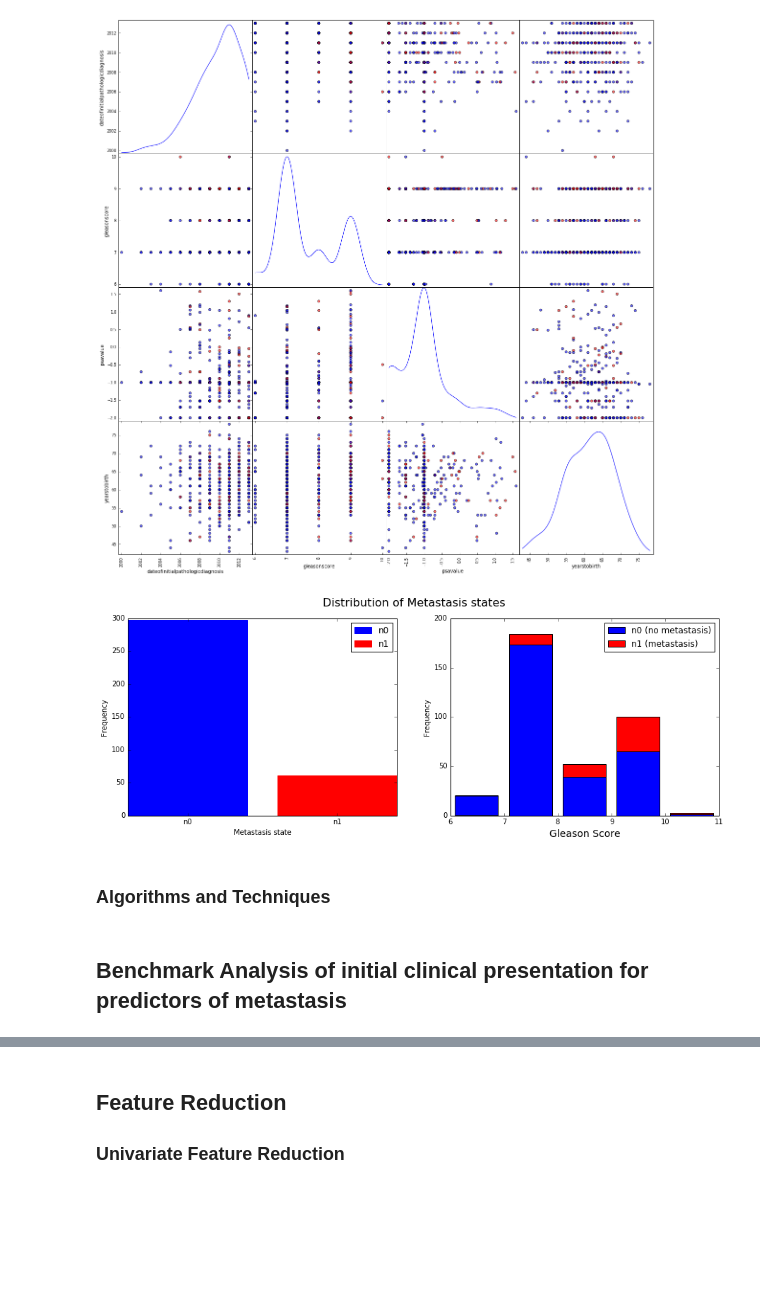
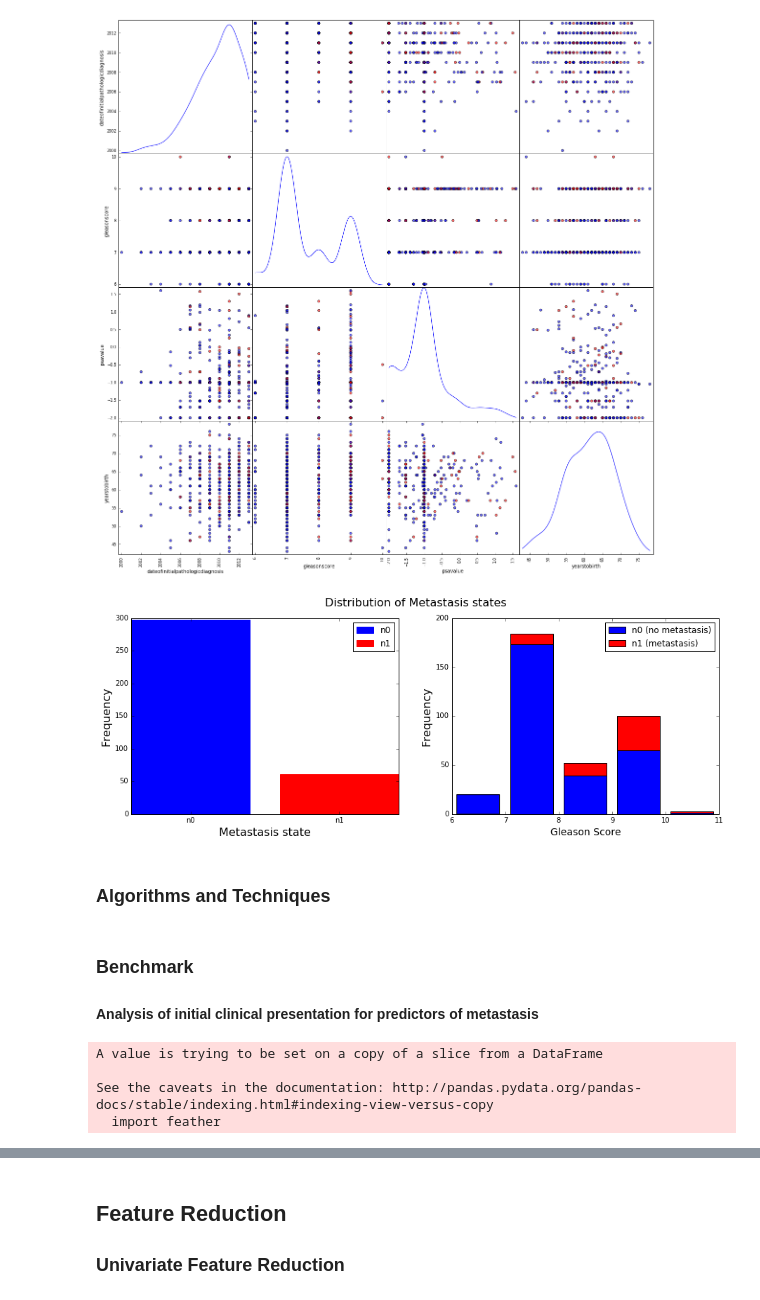
Before and after one commit to CCThompson82/Prostate_metastasis, a Jupyter notebook: PCa_Metastasis.ipynb, the cells around one changed output, grey strips where cells are left out. Cells and saved outputs as stored; diff of their text form; code cells hidden in the pictures; blank space fills up the shorter version.

Commit message:
Edit benchmark analysis

```diff
--- a/PCa_Metastasis.ipynb
+++ b/PCa_Metastasis.ipynb
@@ -140,31 +140,33 @@ sm = pd.scatter_matrix(clin_df,
 # %%
 D = {'n0': sum(y_clin == 'n0'), 'n1': sum(y_clin == 'n1')}
 exp_fig = plt.figure(figsize=(15,5))
 B = exp_fig.add_subplot(1,2,1)
 A = exp_fig.add_subplot(1,2,2)
 bins = [5.99, 6.99, 7.99, 8.99, 9.99, 10.99]
-x_multi = [clin_df[temp.loc[:,'y']=='n0']['gleasonscore'],clin_df[temp.loc[:,'y']=='n1']['gleasonscore']]
+x_multi = [clin_df.loc[y_clin[y_clin == 'n0'].index]['gleasonscore'],
+           clin_df.loc[y_clin[y_clin == 'n1'].index]['gleasonscore']]
 A.hist(x_multi, bins, label = ['n0 (no metastasis)', 'n1 (metastasis)'], color = ['blue','red'], stacked = True)
 A.set_xlabel('Gleason Score', fontsize = 14)
 A.legend(loc='best')
 exp_fig.suptitle('Distribution of Metastasis states', fontsize=16)
-A.set_ylabel('Frequency')
+A.set_ylabel('Frequency',fontsize=16)
 ind = B.bar(range(0,2), height= D.values(), align='center')
 B.set_xticks(range(0,2))
 B.set_xticklabels(D.keys())
-B.set_ylabel('Frequency')
-B.set_xlabel('Metastasis state')
+B.set_ylabel('Frequency', fontsize=16)
+B.set_xlabel('Metastasis state', fontsize=16)
 ind[0].set_color('b')
 ind[0].set_label('n0')
 ind[1].set_color('red')
 ind[1].set_label('n1')
 B.legend(loc='best')
 ep = plt.show
 # %% [output]
-[figure, old version]
+[figure, new version]
 # %% [markdown]
 ### Algorithms and Techniques
 # %% [markdown]
-## Benchmark Analysis of initial clinical presentation for  predictors of metastasis
+### Benchmark
+#### Analysis of initial clinical presentation for  predictors of metastasis
 # %%
 from sklearn.tree import DecisionTreeClassifier
@@ -176,7 +179,7 @@ matthews_cor_scorer = make_scorer(matthews_corrcoef, greater_is_better=True, nee
 fbeta_scorer = make_scorer(fbeta_score, greater_is_better=True, needs_proba=False, needs_threshold=False, pos_label='n1', beta = 2)
 # %%
 clin_df.drop(['race', 'gleasonscore'],axis=1, inplace=True)  #Gleason Score is not available at time of biospy and thus dropped
-clf = DecisionTreeClassifier(criterion='gini',
+clf_DT = DecisionTreeClassifier(criterion='gini',
                             splitter='best',
                             max_depth=None,
                             min_samples_split=30,
@@ -187,4 +190,9 @@ clf = DecisionTreeClassifier(criterion='gini',
                             max_leaf_nodes=None,
                             class_weight='balanced', #avoids the classifier being rewarded for choosing the most prevelant class each instance (n0)
                             presort=False)
+# %% [output]
+A value is trying to be set on a copy of a slice from a DataFrame
+
+See the caveats in the documentation: http://pandas.pydata.org/pandas-docs/stable/indexing.html#indexing-view-versus-copy
+  import feather
 # %%
```
Also changed, not shown: parts of 8 cells of this notebook.
